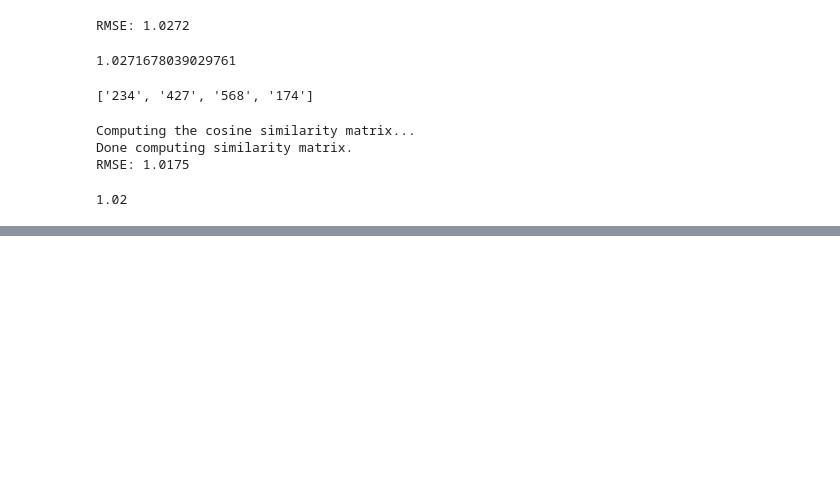
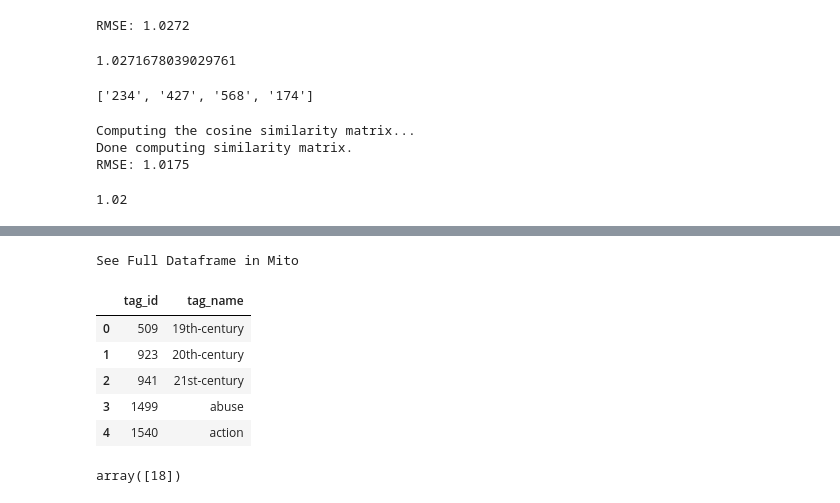
Before and after one commit to hotdonkey/data_science, a Jupyter notebook: MATH/RS_practice_2.ipynb, the cells around one changed output, grey strips where cells are left out. Drawn from its saved outputs; the diff is of its cells as text; code cells hidden in the pictures; blank space fills up the shorter version.

```diff
--- a/MATH/RS_practice_2.ipynb
+++ b/MATH/RS_practice_2.ipynb
@@ -284,0 +306,10 @@ RMSE: 0.9408
+# %%
+tags.head()
+# %% [output]
+See Full Dataframe in Mito
+|  | tag_id | tag_name |
+| 0 | 509 | 19th-century |
+| 1 | 923 | 20th-century |
+| 2 | 941 | 21st-century |
+| 3 | 1499 | abuse |
+| 4 | 1540 | action |
@@ -284,0 +324,4 @@ RMSE: 0.9408
+# %%
+book_tags.query("goodreads_book_id == 5")['book_id'].unique()
+# %% [output]
+array([18])
```
Also changed, not shown: parts of 8 cells of this notebook, 7 other files.
